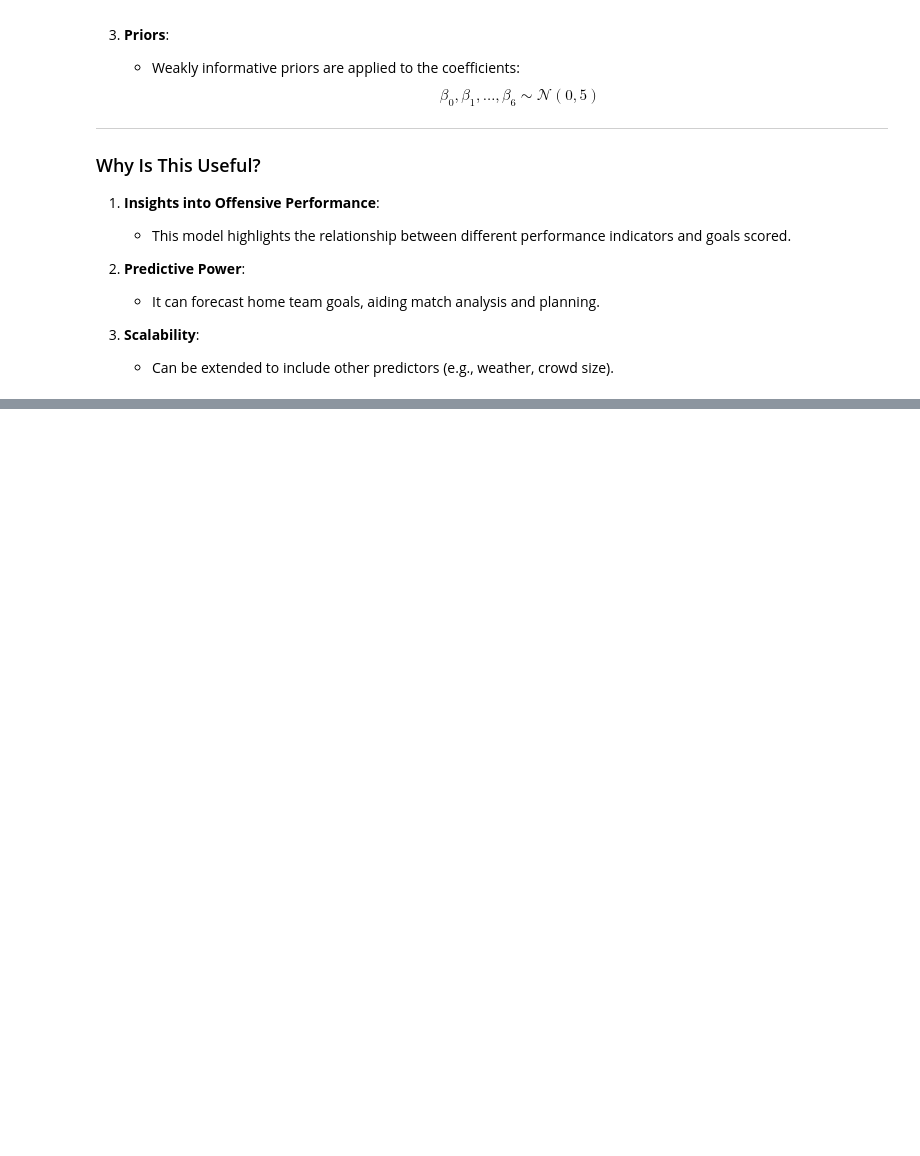
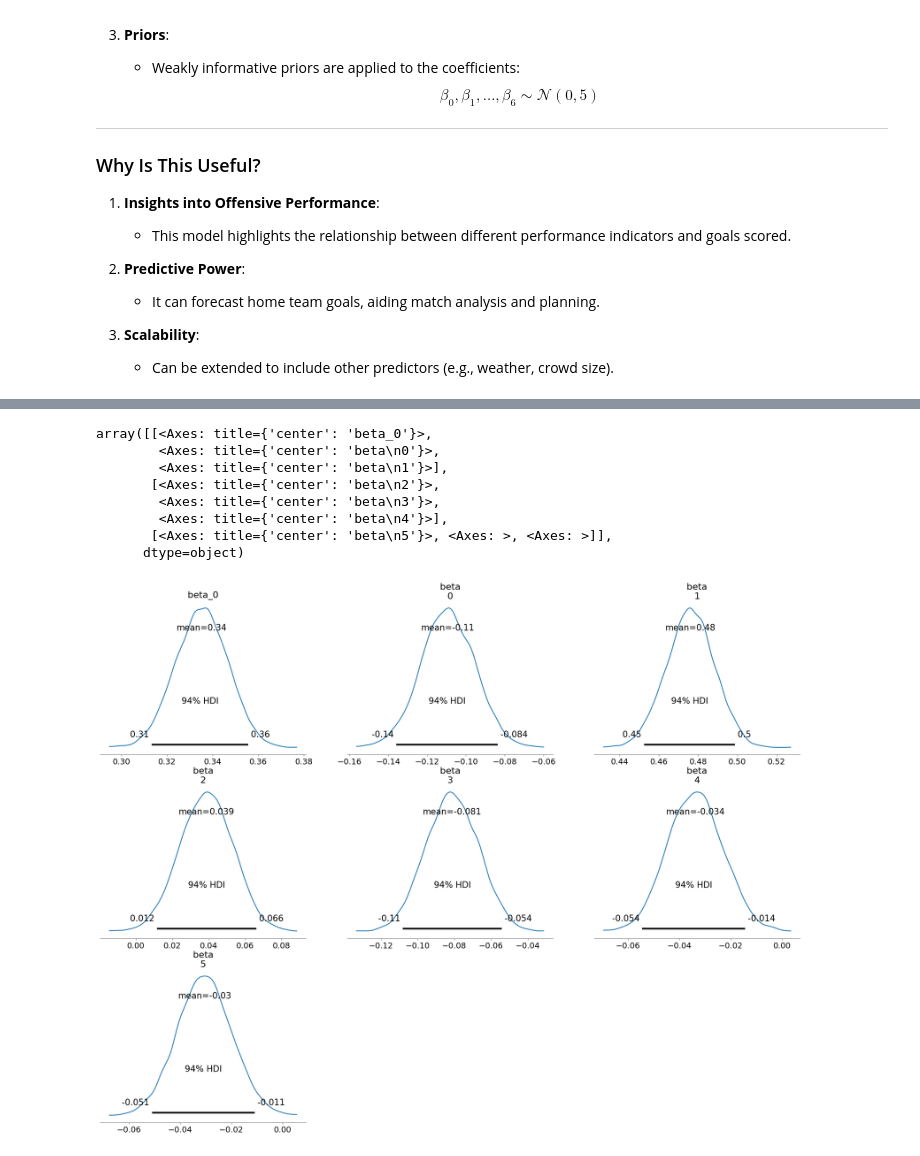
Before and after one commit to tommasosommaruga/Bayesian_proj, a Jupyter notebook: PROJ_GOOD/regression_2.ipynb, the cells around one changed output, grey strips where cells are left out. Cells and saved outputs as stored; diff of their text form; code cells hidden in the pictures; blank space fills up the shorter version.

```diff
--- a/PROJ_GOOD/regression_2.ipynb
+++ b/PROJ_GOOD/regression_2.ipynb
@@ -86,0 +132,13 @@ This regression aims to estimate the **expected number of goals scored by the ho
+# %%
+# Plot the posterior distributions
+az.plot_posterior(trace)
+# %% [output]
+array([[<Axes: title={'center': 'beta_0'}>,
+        <Axes: title={'center': 'beta\n0'}>,
+        <Axes: title={'center': 'beta\n1'}>],
+       [<Axes: title={'center': 'beta\n2'}>,
+        <Axes: title={'center': 'beta\n3'}>,
+        <Axes: title={'center': 'beta\n4'}>],
+       [<Axes: title={'center': 'beta\n5'}>, <Axes: >, <Axes: >]],
+      dtype=object)
+[figure, added]
```
Also changed, not shown: parts of 5 cells of this notebook.
